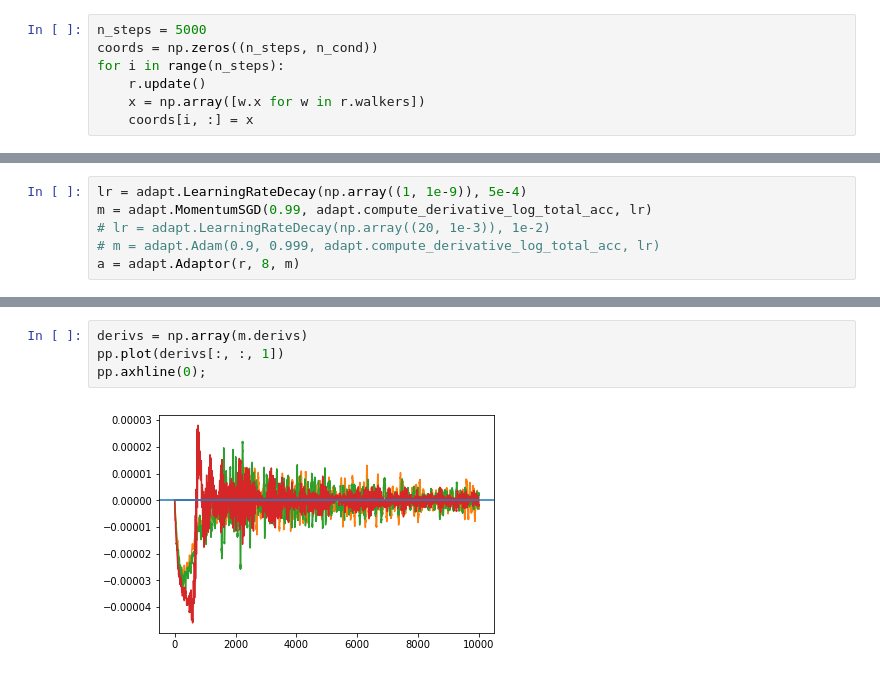
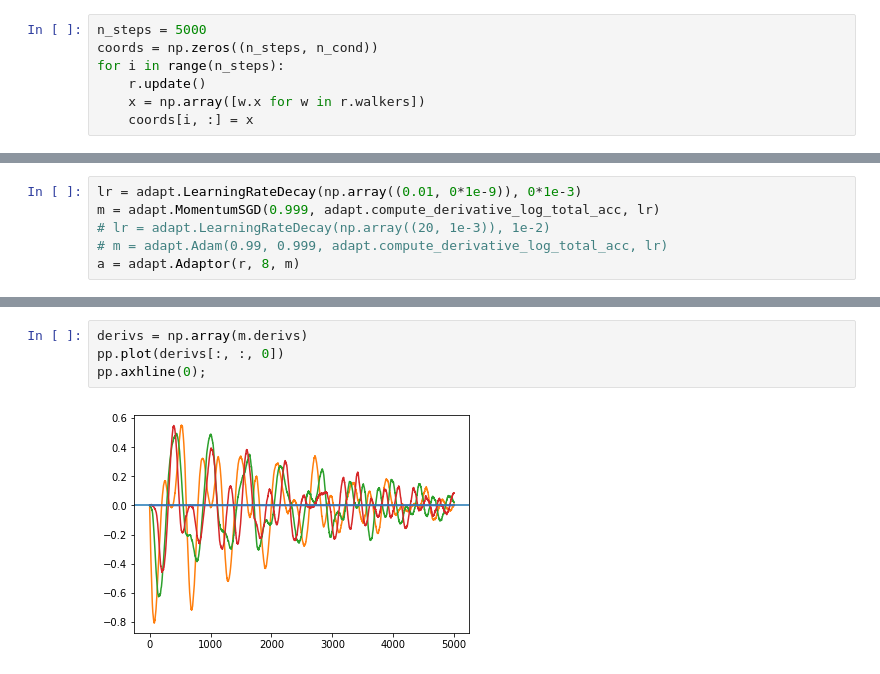
Before and after one commit to maccallumlab/adaptremd, a Jupyter notebook: example.ipynb, the cells around one changed output, grey strips where cells are left out. Saved outputs shown, nothing was run; the diff lists cells and outputs as text.

Commit message:
Added code for figure

```diff
--- a/example.ipynb
+++ b/example.ipynb
@@ -37,7 +38,7 @@ pp.plot(acc1, marker='o')
 # %%
-lr = adapt.LearningRateDecay(np.array((1, 1e-9)), 5e-4)
-m = adapt.MomentumSGD(0.99, adapt.compute_derivative_log_total_acc, lr)
+lr = adapt.LearningRateDecay(np.array((0.01, 0*1e-9)), 0*1e-3)
+m = adapt.MomentumSGD(0.999, adapt.compute_derivative_log_total_acc, lr)
 # lr = adapt.LearningRateDecay(np.array((20, 1e-3)), 1e-2)
-# m = adapt.Adam(0.9, 0.999, adapt.compute_derivative_log_total_acc, lr)
+# m = adapt.Adam(0.99, 0.999, adapt.compute_derivative_log_total_acc, lr)
 a = adapt.Adaptor(r, 8, m)
 # %%
@@ -72,9 +68,9 @@ pp.plot(q[:, 0, -1], q[:, 1, -1], color='red');
 # %%
 derivs = np.array(m.derivs)
-pp.plot(derivs[:, :, 1])
+pp.plot(derivs[:, :, 0])
 pp.axhline(0);
 # %% [output]
-[figure, old version]
+[figure, new version]
 # %%
 for i in range(n_steps):
     r.update()
```
Also changed, not shown: parts of 10 cells of this notebook, 2 other files.
